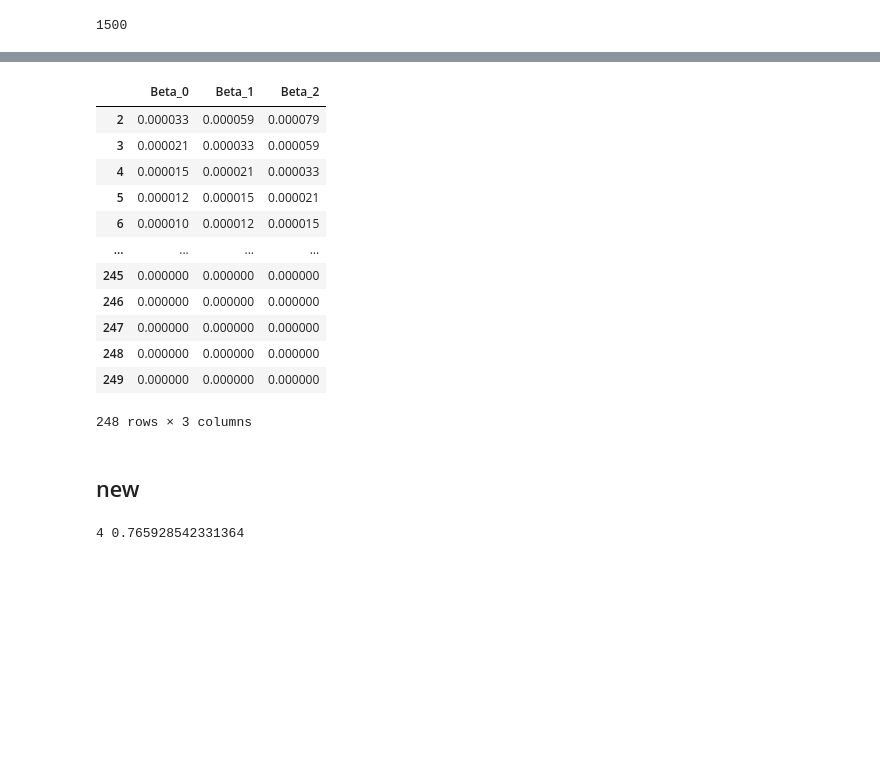
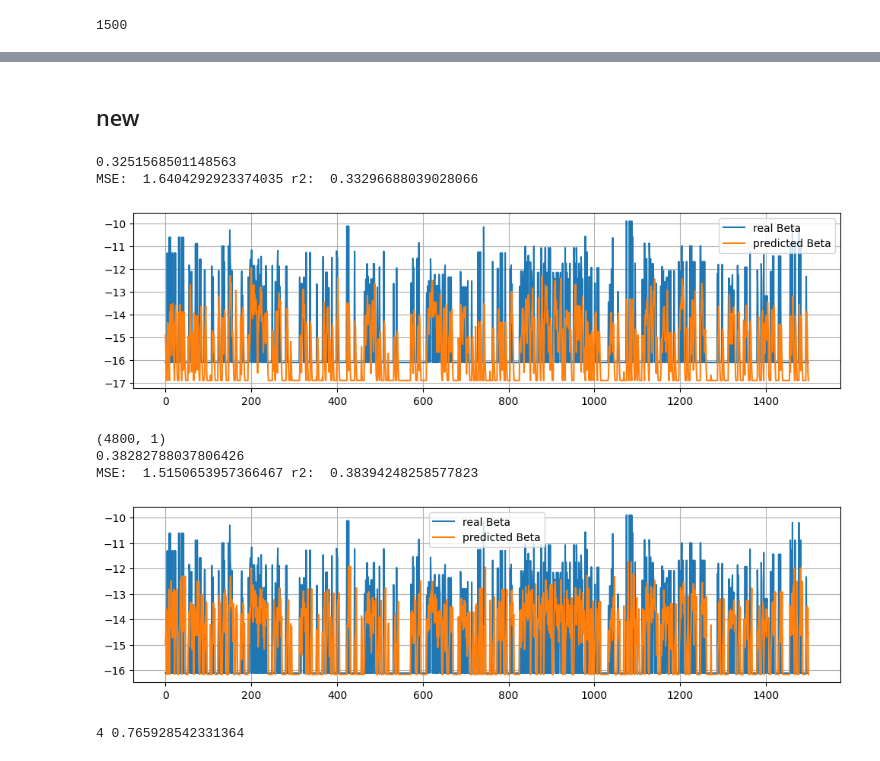
Before and after one commit to Mpkosh/network_hybrid_33, a Jupyter notebook: save_model_regression_bt.ipynb, the cells around one changed output, grey strips where cells are left out. Saved outputs shown, nothing was run; the diff lists cells and outputs as text; code cells hidden in the pictures; blank space fills up the shorter version.

```diff
--- a/save_model_regression_bt.ipynb
+++ b/save_model_regression_bt.ipynb
@@ -40,35 +22,20 @@ df
-# %%
-df[['Beta']].shift(np.arange(2+1)).dropna()
-# %% [output]
-|  | Beta_0 | Beta_1 | Beta_2 |
-| 2 | 0.000033 | 0.000059 | 0.000079 |
-| 3 | 0.000021 | 0.000033 | 0.000059 |
-| 4 | 0.000015 | 0.000021 | 0.000033 |
-| 5 | 0.000012 | 0.000015 | 0.000021 |
-| 6 | 0.000010 | 0.000012 | 0.000015 |
-| ... | ... | ... | ... |
-| 245 | 0.000000 | 0.000000 | 0.000000 |
-| 246 | 0.000000 | 0.000000 | 0.000000 |
-| 247 | 0.000000 | 0.000000 | 0.000000 |
-| 248 | 0.000000 | 0.000000 | 0.000000 |
-| 249 | 0.000000 | 0.000000 | 0.000000 |
-248 rows × 3 columns
 # %%
 def load_and_prepare_data(seed_dir, seeds_train, lag,
                           is_filename=False):
     train_df = []
     for i in seeds_train:
         if is_filename:
-            seed_df = pd.read_csv(seed_dir+i.split('\\')[-1])
+            seed_df = pd.read_csv(seed_dir+i[0], usecols=['Beta','E','I'])
         else:
             seed_df = pd.read_csv(seed_dir+f'seir_seed_{i}.csv')
 
         seed_df = seed_df[(seed_df['E'] > 0)|(seed_df['I'] > 0)].copy()
         #seed_df = seed_df[seed_df['Beta'] > 0].copy()
-
-        seed_df['Beta'] = np.log(seed_df['Beta'] + 1e-7)
-        seed_df = seed_df[['Beta']].shift(np.arange(lag+1)).dropna()
-        train_df.append(seed_df)
+        if seed_df.shape[0]>lag+1:
+            seed_df.replace([np.inf, -np.inf], 0, inplace=True)
+            seed_df['Beta'] = np.log(seed_df['Beta'] + 1e-7)
+            seed_df = seed_df[['Beta']].shift(np.arange(lag+1)).dropna()
+            train_df.append(seed_df)
 
     train_df = pd.concat(train_df, ignore_index=True)
     #train_df = train_df[train_df['Beta'] > 0].copy()
@@ -159,6 +126,47 @@ def plot(model_file, train_df, features):
     plt.legend()
 # %% [markdown]
 ## new
+# %%
+seed_dir = "../new_sw_100000/"
+model_file = 'sw100k_regression_bt.joblib'
+lag = 4
+
+seeds_train = pd.read_csv('train_files.csv').values[::10]
+train_df = load_and_prepare_data(seed_dir, seeds_train, lag=lag,
+                                  is_filename=True)
+
+train_model(train_df, model_file, features='',
+                degree=3, alpha=0.0001, max_iter=10000)
+
+seeds_val= pd.read_csv('val_files.csv').values[::10]
+val_df = load_and_prepare_data(seed_dir, seeds_val, lag=lag,
+                                  is_filename=True)
+
+plot(model_file, val_df, features='')
+# %% [output]
+0.3251568501148563
+MSE:  1.6404292923374035 r2:  0.33296688039028066
+[figure, added]
+# %%
+df_seeds1 = pd.read_csv('train_files.csv').values[::10]
+df_seeds2 = pd.read_csv('val_files.csv').values[::10]
+
+df_seeds = np.concatenate([df_seeds1,df_seeds2])
+print(df_seeds.shape)
+train_df = load_and_prepare_data(seed_dir, df_seeds, lag=lag,
+                                  is_filename=True)
+train_model(train_df, model_file, features='',
+                degree=3, alpha=0.0001, max_iter=10000)
+
+val_df = load_and_prepare_data(seed_dir, df_seeds2, lag=lag,
+                                  is_filename=True)
+
+plot(model_file, val_df, features='')
+# %% [output]
+(4800, 1)
+0.38282788037806426
+MSE:  1.5150653957366467 r2:  0.38394248258577823
+[figure, added]
 # %%
 df_seeds_n = pd.read_csv('initial_data/new_seeds_parameters.csv')
 seeds_train_n = df_seeds_n[df_seeds_n.set=='train']['file'].values
```
Also changed, not shown: parts of 2 cells of this notebook, 20 other files.
